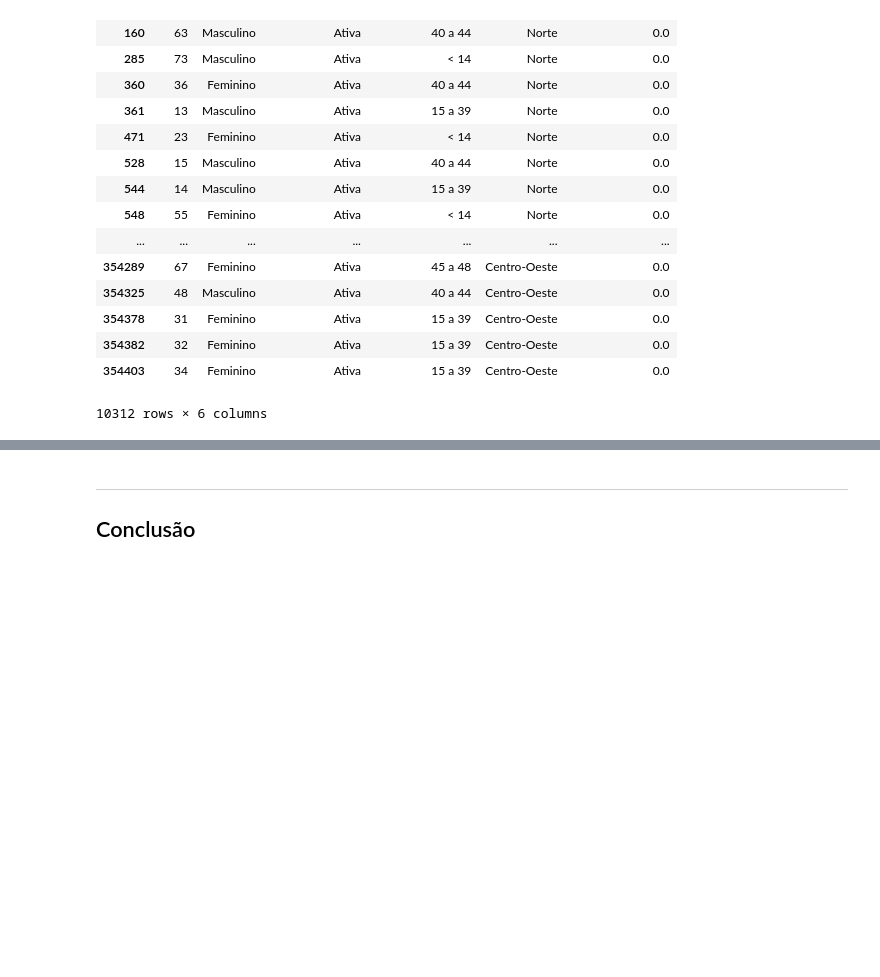
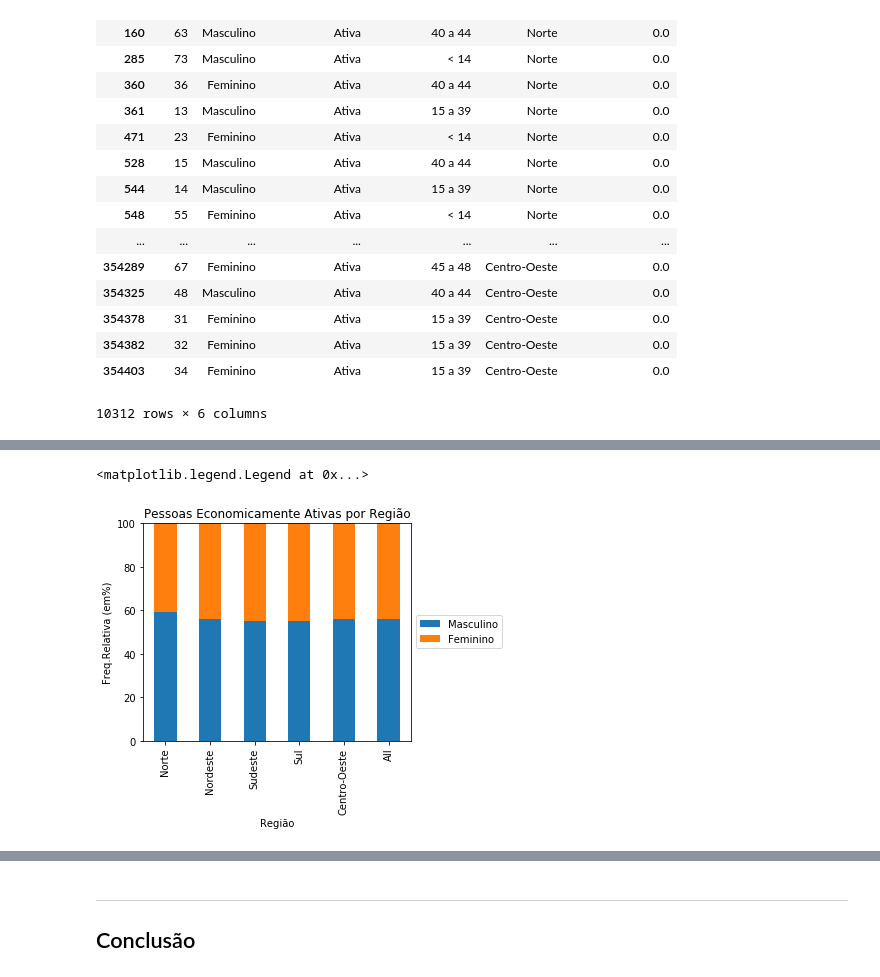
Before and after one commit to gabrielcla/CDadosDP-P1, a Jupyter notebook: Projeto 1.ipynb, the cells around one changed output, grey strips where cells are left out. Saved outputs shown, nothing was run; the diff lists cells and outputs as text; code cells hidden in the pictures; blank space fills up the shorter version.

```diff
--- a/Projeto 1.ipynb
+++ b/Projeto 1.ipynb
@@ -99,0 +108,14 @@ dados[(dados.Economicamente=='Ativa')&(dados['Rend. trabalho(R$)']==0)]
+# %%
+grafico=pd.crosstab(dados.Região,dados.Sexo[(dados.Economicamente=='Ativa')],margins=True,rownames=['Região'], colnames=['Sexo'], normalize='index')*100
+plot = grafico.plot(kind='bar', stacked=True,title='Pessoas Economicamente Ativas por Região');
+plot.set_ylim([0, 100])
+plt.ylabel('Freq.Relativa (em%)')
+
+#Para legenda ficar fora do gráfico
+ax = plt.subplot(111)
+box = ax.get_position()
+ax.set_position([box.x0, box.y0, box.width * 0.8, box.height])
+ax.legend(loc='center left', bbox_to_anchor=(1, 0.5))
+# %% [output]
+<matplotlib.legend.Legend at 0x...>
+[figure, added]
```
Also changed, not shown: parts of 7 cells of this notebook.
